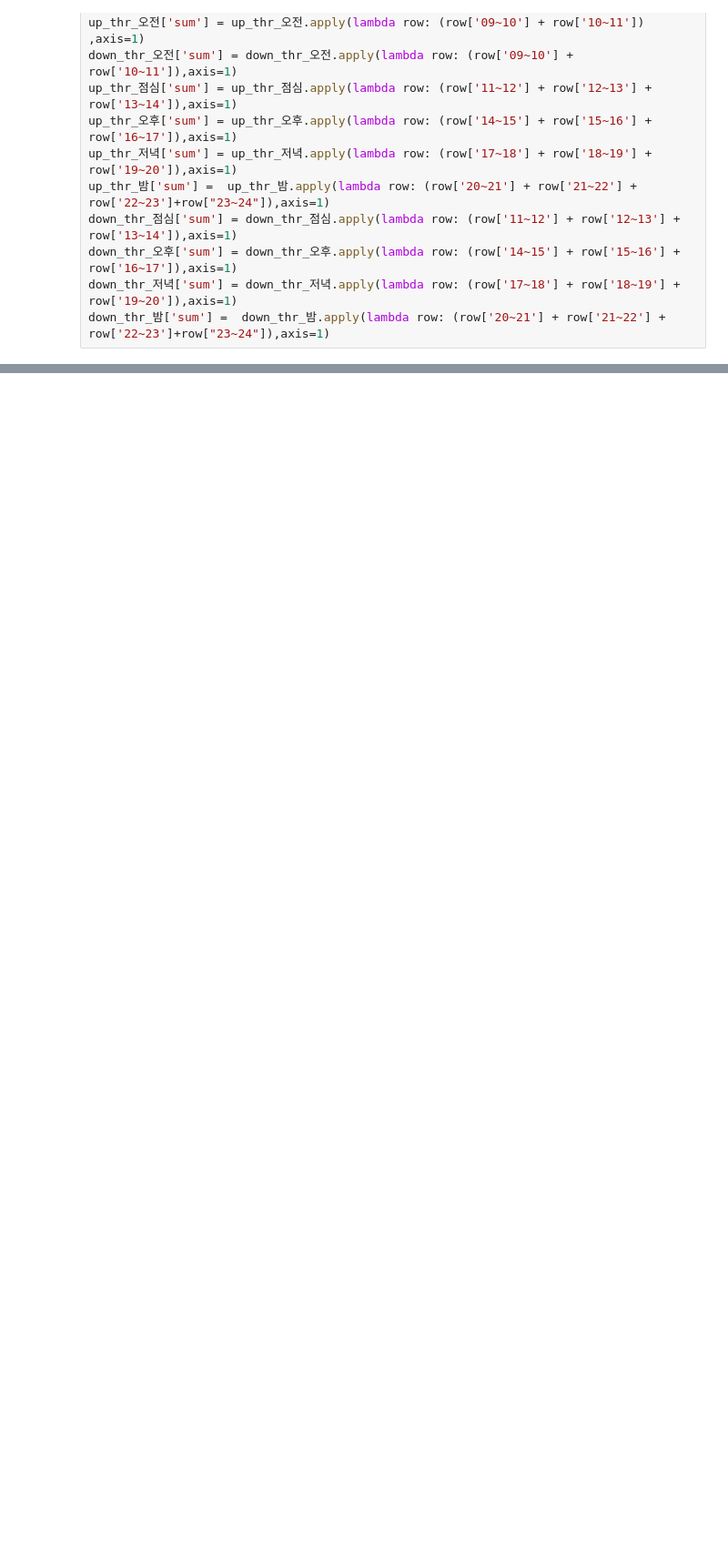
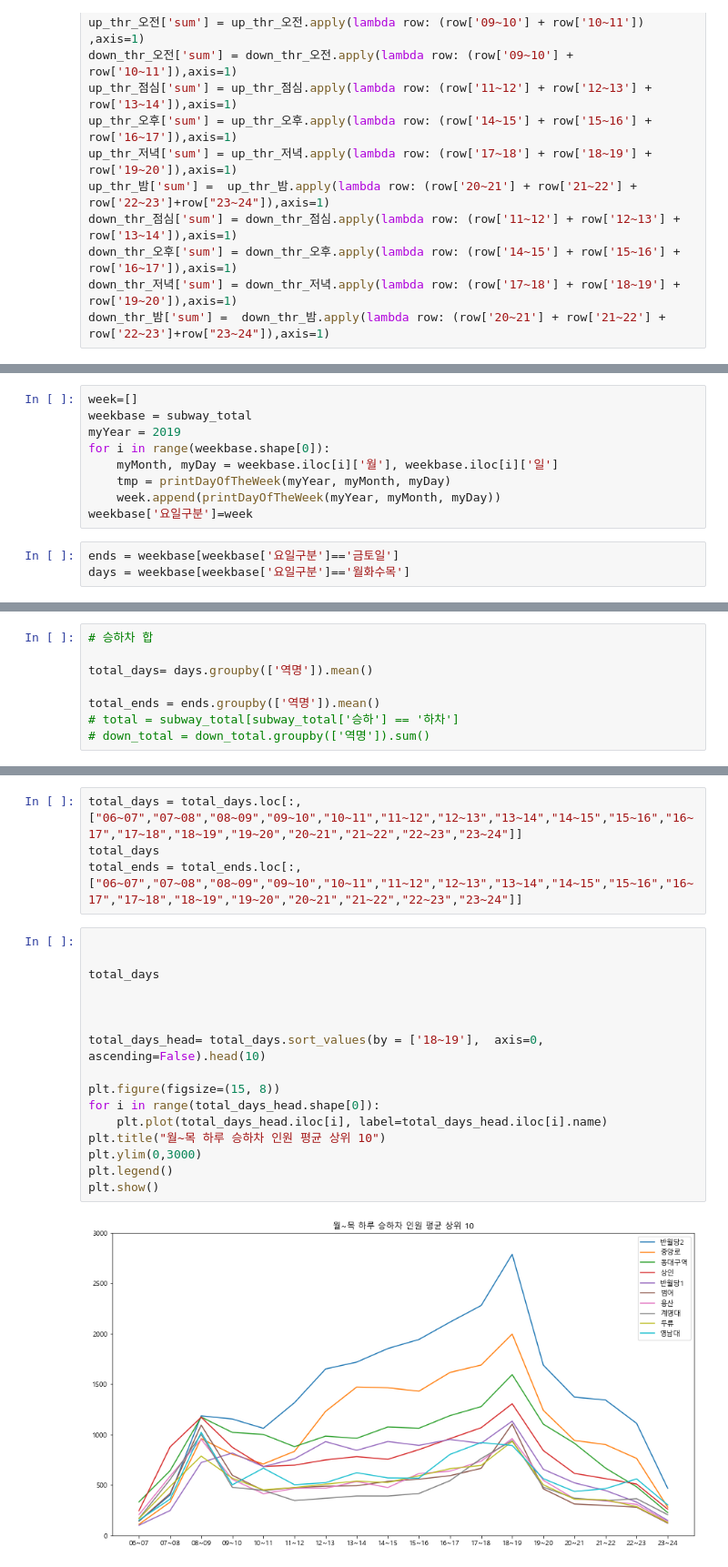
Before and after one commit to Juyeon-Lee-04/Cafe-brands-analysis-near-subway-station-, a Jupyter notebook: subway.ipynb, the cells around one changed output, grey strips where cells are left out. Shown at 91% size. Saved outputs shown, nothing was run; the diff lists cells and outputs as text; blank space fills up the shorter version.

```diff
--- a/subway.ipynb
+++ b/subway.ipynb
@@ -616,0 +622,12 @@ ax.set_ylim(0, 3000000)
+# %%
+week=[]
+weekbase = subway_total
+myYear = 2019
+for i in range(weekbase.shape[0]):
+    myMonth, myDay = weekbase.iloc[i]['월'], weekbase.iloc[i]['일']
+    tmp = printDayOfTheWeek(myYear, myMonth, myDay)
+    week.append(printDayOfTheWeek(myYear, myMonth, myDay))
+weekbase['요일구분']=week
+# %%
+ends = weekbase[weekbase['요일구분']=='금토일']
+days = weekbase[weekbase['요일구분']=='월화수목']
@@ -616,0 +650,8 @@ ax.set_ylim(0, 3000000)
+# %%
+# 승하차 합
+
+total_days= days.groupby(['역명']).mean()
+
+total_ends = ends.groupby(['역명']).mean()
+# total = subway_total[subway_total['승하'] == '하차']
+# down_total = down_total.groupby(['역명']).sum()
@@ -616,0 +675,22 @@ ax.set_ylim(0, 3000000)
+# %%
+total_days = total_days.loc[:,["06~07","07~08","08~09","09~10","10~11","11~12","12~13","13~14","14~15","15~16","16~17","17~18","18~19","19~20","20~21","21~22","22~23","23~24"]]
+total_days
+total_ends = total_ends.loc[:,["06~07","07~08","08~09","09~10","10~11","11~12","12~13","13~14","14~15","15~16","16~17","17~18","18~19","19~20","20~21","21~22","22~23","23~24"]]
+# %%
+
+
+total_days
+
+
+
+total_days_head= total_days.sort_values(by = ['18~19'],  axis=0, ascending=False).head(10)
+
+plt.figure(figsize=(15, 8))
+for i in range(total_days_head.shape[0]):
+    plt.plot(total_days_head.iloc[i], label=total_days_head.iloc[i].name)
+plt.title("월~목 하루 승하차 인원 평균 상위 10")
+plt.ylim(0,3000)
+plt.legend()
+plt.show()
+# %% [output]
+[figure, added]
```
Also changed, not shown: parts of 41 cells of this notebook.
